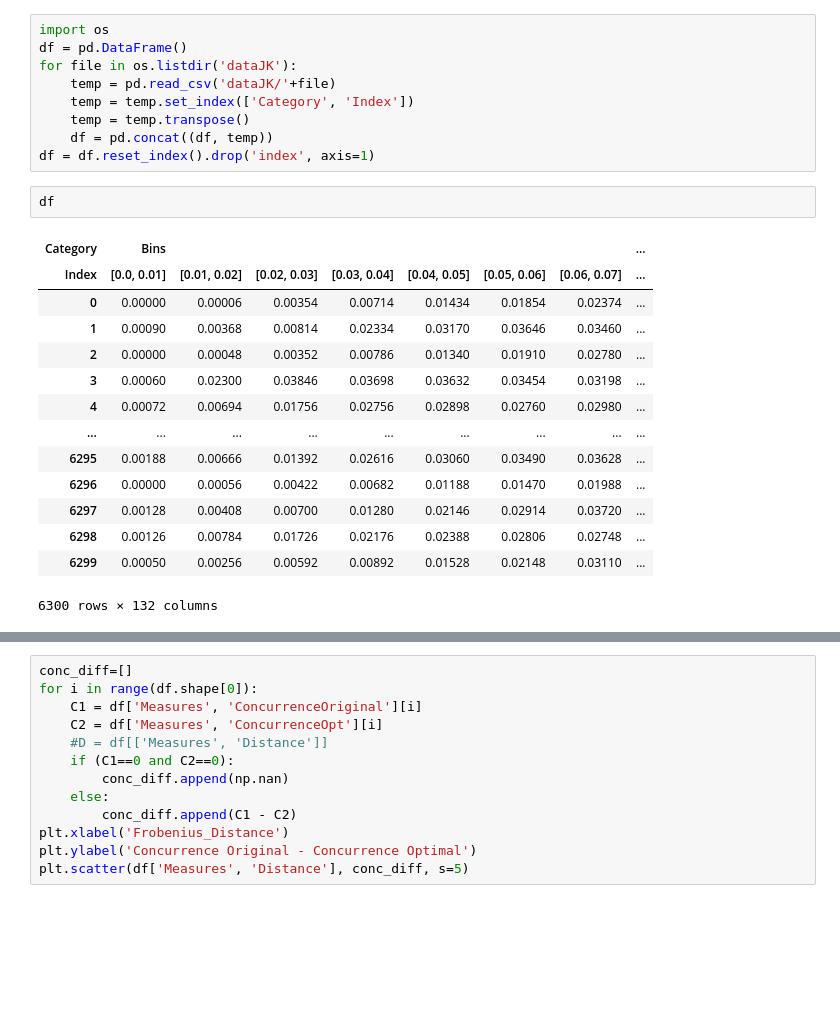
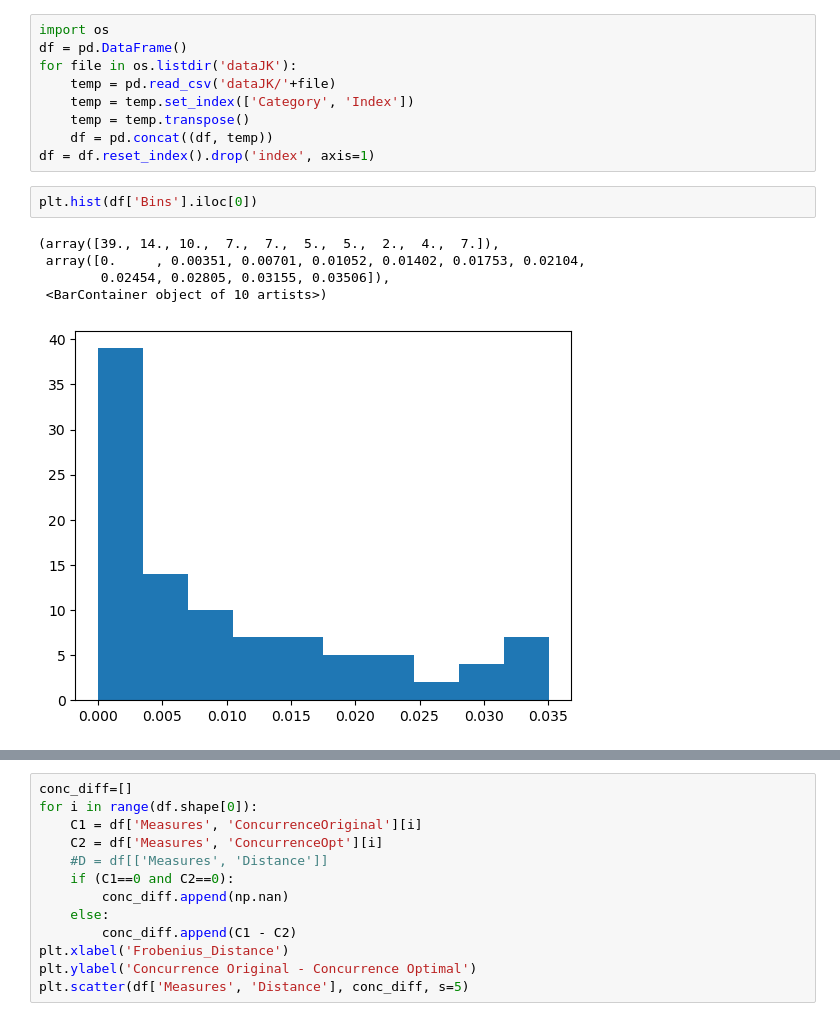
Before and after one commit to jkwiecien765/WernerTomography2, a Jupyter notebook: werner.ipynb, the cells around one changed output, grey strips where cells are left out. Saved outputs shown, nothing was run; the diff lists cells and outputs as text; blank space fills up the shorter version.

```diff
--- a/werner.ipynb
+++ b/werner.ipynb
@@ -653,20 +653,11 @@ for file in os.listdir('dataJK'):
     temp = temp.transpose()
     df = pd.concat((df, temp))
 df = df.reset_index().drop('index', axis=1)
-# %%
-df
-# %% [output]
-| Category | Bins |  |  |  |  |  |  | ... |
-| Index | [0.0, 0.01] | [0.01, 0.02] | [0.02, 0.03] | [0.03, 0.04] | [0.04, 0.05] | [0.05, 0.06] | [0.06, 0.07] | ... |
-| 0 | 0.00000 | 0.00006 | 0.00354 | 0.00714 | 0.01434 | 0.01854 | 0.02374 | ... |
-| 1 | 0.00090 | 0.00368 | 0.00814 | 0.02334 | 0.03170 | 0.03646 | 0.03460 | ... |
-| 2 | 0.00000 | 0.00048 | 0.00352 | 0.00786 | 0.01340 | 0.01910 | 0.02780 | ... |
-| 3 | 0.00060 | 0.02300 | 0.03846 | 0.03698 | 0.03632 | 0.03454 | 0.03198 | ... |
-| 4 | 0.00072 | 0.00694 | 0.01756 | 0.02756 | 0.02898 | 0.02760 | 0.02980 | ... |
-| ... | ... | ... | ... | ... | ... | ... | ... | ... |
-| 6295 | 0.00188 | 0.00666 | 0.01392 | 0.02616 | 0.03060 | 0.03490 | 0.03628 | ... |
-| 6296 | 0.00000 | 0.00056 | 0.00422 | 0.00682 | 0.01188 | 0.01470 | 0.01988 | ... |
-| 6297 | 0.00128 | 0.00408 | 0.00700 | 0.01280 | 0.02146 | 0.02914 | 0.03720 | ... |
-| 6298 | 0.00126 | 0.00784 | 0.01726 | 0.02176 | 0.02388 | 0.02806 | 0.02748 | ... |
-| 6299 | 0.00050 | 0.00256 | 0.00592 | 0.00892 | 0.01528 | 0.02148 | 0.03110 | ... |
-6300 rows × 132 columns
+# %%
+plt.hist(df['Bins'].iloc[0])
+# %% [output]
+(array([39., 14., 10.,  7.,  7.,  5.,  5.,  2.,  4.,  7.]),
+ array([0.     , 0.00351, 0.00701, 0.01052, 0.01402, 0.01753, 0.02104,
+        0.02454, 0.02805, 0.03155, 0.03506]),
+ <BarContainer object of 10 artists>)
+[figure, added]
```
Also changed, not shown: parts of 1 cell of this notebook, 3 other files.
